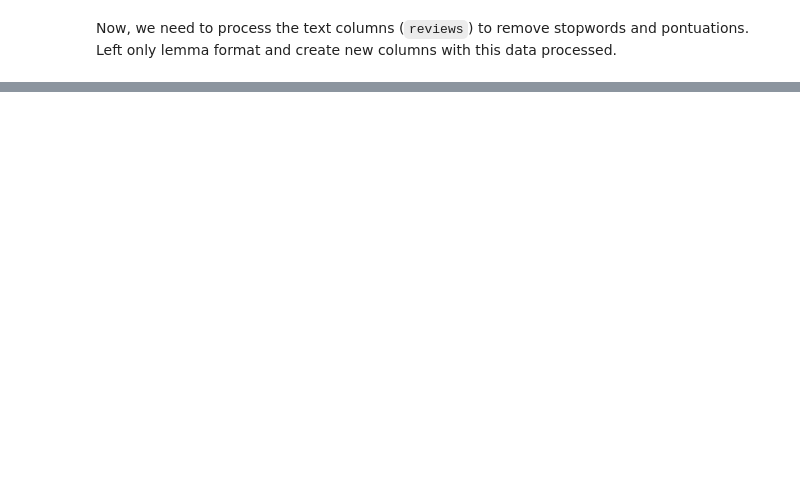
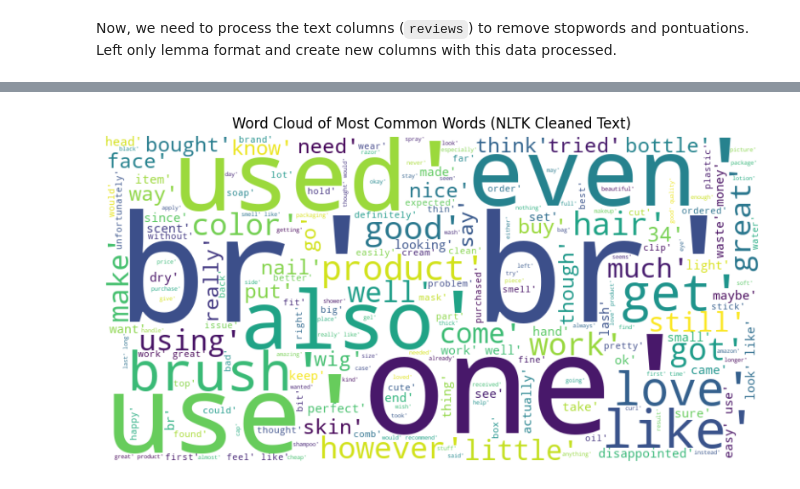
Before and after one commit to VanGaigher/DataScienceProjects, a Jupyter notebook: SentimentClassification/notebooks/sentiment_classification_analysis.ipynb, the cells around one changed output, grey strips where cells are left out. Cells and saved outputs as stored; diff of their text form; code cells hidden in the pictures; blank space fills up the shorter version.

Commit message:
fix: fixing function to process text and transform into tokens and applying undersampling to be able to process text

```diff
--- a/SentimentClassification/notebooks/sentiment_classification_analysis.ipynb
+++ b/SentimentClassification/notebooks/sentiment_classification_analysis.ipynb
@@ -466,0 +666,17 @@ Now, we need to process the text columns (`reviews`) to remove stopwords and pon
+# %%
+def apply_pipeline(df, text_column='text'):
+    """Apply text cleaning pipeline to a DataFrame column.
+
+    Args:
+        df (pd.DataFrame): The input DataFrame.
+        text_column (str): The name of the column containing text data.
+    Returns:
+        pd.DataFrame: The DataFrame with an additional column for cleaned text.
+    """
+    df['token_nltk'] = df[text_column].apply(clean_text_nltk)
+    df['token_spacy'] = df[text_column].apply(clean_text_spacy)
+
+    return df
+# %%
+# apply the text cleaning pipeline
+df_train_cleaned = apply_pipeline(df_train)
@@ -466,0 +713,7 @@ Now, we need to process the text columns (`reviews`) to remove stopwords and pon
+# %%
+# counting the number of tokens in each review (training set)
+df_train_cleaned['n_tokens_nltk'] = df_train_cleaned['token_nltk'].apply(len)
+df_train_cleaned['n_tokens_spacy'] = df_train_cleaned['token_spacy'].apply(len)
+
+#visualizing the counts
+df_train_cleaned[['text', 'review_length', 'n_tokens_nltk', 'n_tokens_spacy']].head()
@@ -466,0 +755,15 @@ Now, we need to process the text columns (`reviews`) to remove stopwords and pon
+# %%
+# generate word clouds for the most common words in the cleaned text
+complete_text = " ".join(str(token) for token in df_train_cleaned['token_nltk'])
+
+# create a word cloud
+wordcloud_nltk = WordCloud(width=800, height=400, background_color='white', colormap='viridis').generate(complete_text)
+# %%
+# plot the word cloud
+plt.figure(figsize=(10, 5))
+plt.imshow(wordcloud_nltk, interpolation='bilinear')
+plt.axis('off')
+plt.title("Word Cloud of Most Common Words (NLTK Cleaned Text)")
+plt.show()
+# %% [output]
+[figure, added]
```
Also changed, not shown: parts of 29 cells of this notebook, 2 other files.
